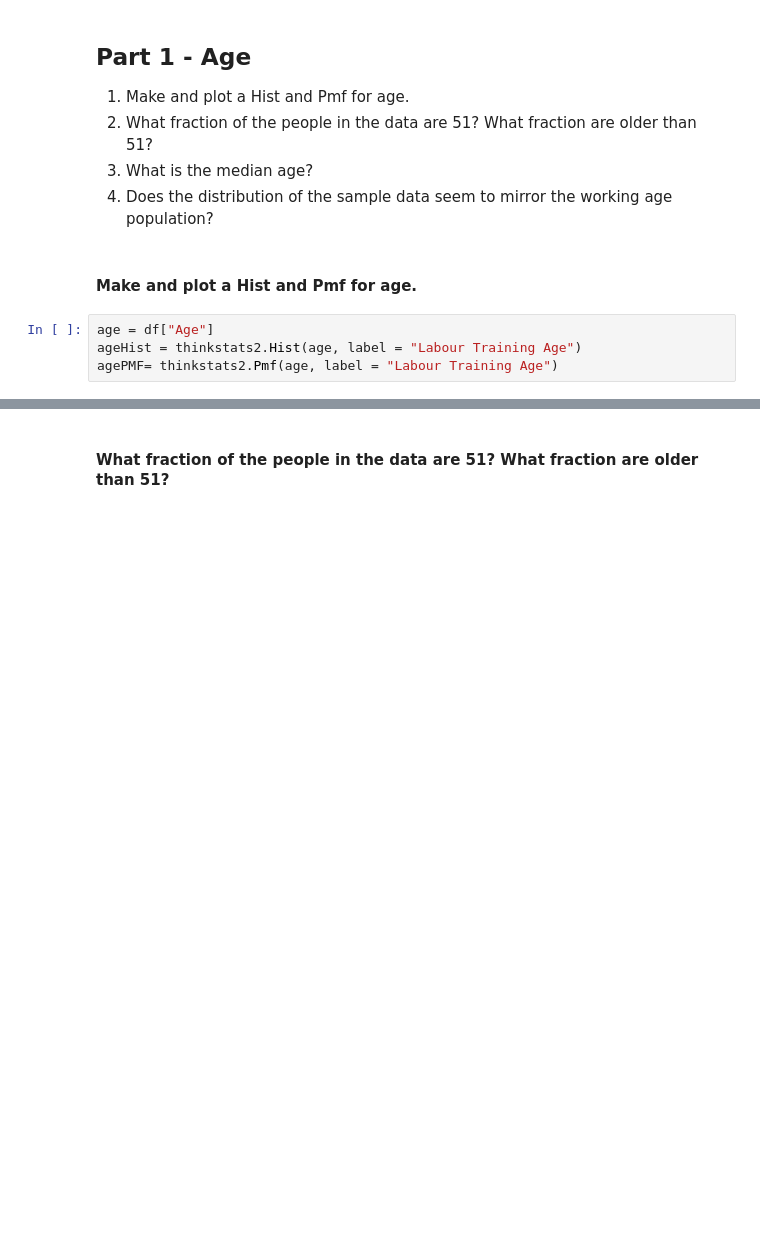
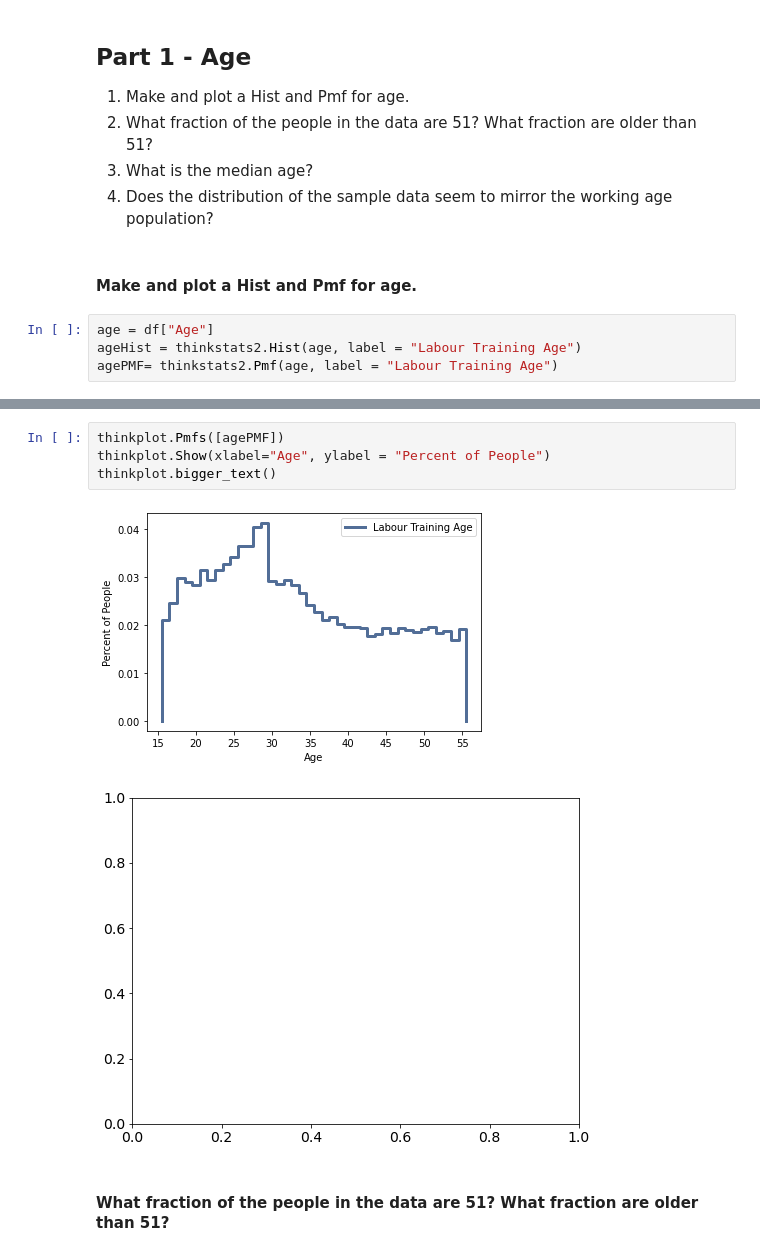
Before and after one commit to ASykes4/BSIP_Assignment_1_Students, a Jupyter notebook: stats_asn_1_stud_temp.ipynb, the cells around one changed output, grey strips where cells are left out. Saved outputs shown, nothing was run; the diff lists cells and outputs as text; blank space fills up the shorter version.

```diff
--- a/stats_asn_1_stud_temp.ipynb
+++ b/stats_asn_1_stud_temp.ipynb
@@ -82,2 +86,9 @@ thinkplot.Hist(ageHist)
+# %%
+thinkplot.Pmfs([agePMF])
+thinkplot.Show(xlabel="Age", ylabel = "Percent of People")
+thinkplot.bigger_text()
+# %% [output]
+[figure, added]
+[figure, added]
 # %% [markdown]
 #### What fraction of the people in the data are 51? What fraction are older than 51?
```
Also changed, not shown: parts of 4 cells of this notebook.
